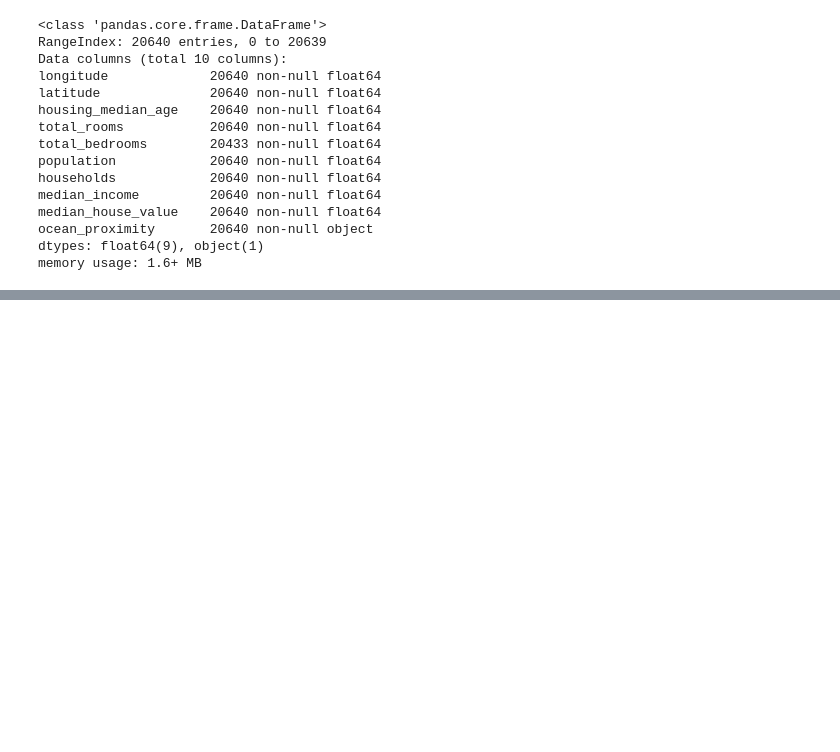
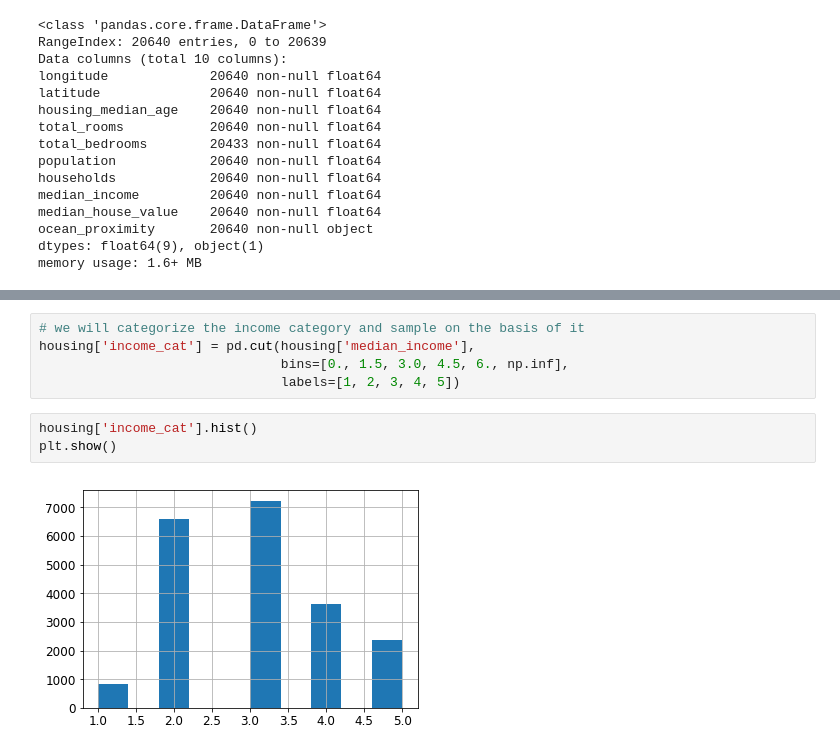
Before and after one commit to georgechubak/handson-ml2, a Jupyter notebook: 02_reworked_end_to_end_machine_learning_project.ipynb, the cells around one changed output, grey strips where cells are left out. Drawn from its saved outputs; the diff is of its cells as text; blank space fills up the shorter version.

```diff
--- a/02_reworked_end_to_end_machine_learning_project.ipynb
+++ b/02_reworked_end_to_end_machine_learning_project.ipynb
@@ -85,0 +213,10 @@ memory usage: 1.6+ MB
+# %%
+# we will categorize the income category and sample on the basis of it
+housing['income_cat'] = pd.cut(housing['median_income'],
+                               bins=[0., 1.5, 3.0, 4.5, 6., np.inf],
+                               labels=[1, 2, 3, 4, 5])
+# %%
+housing['income_cat'].hist()
+plt.show()
+# %% [output]
+[figure, added]
```
Also changed, not shown: parts of 42 cells of this notebook, 1 other file.
